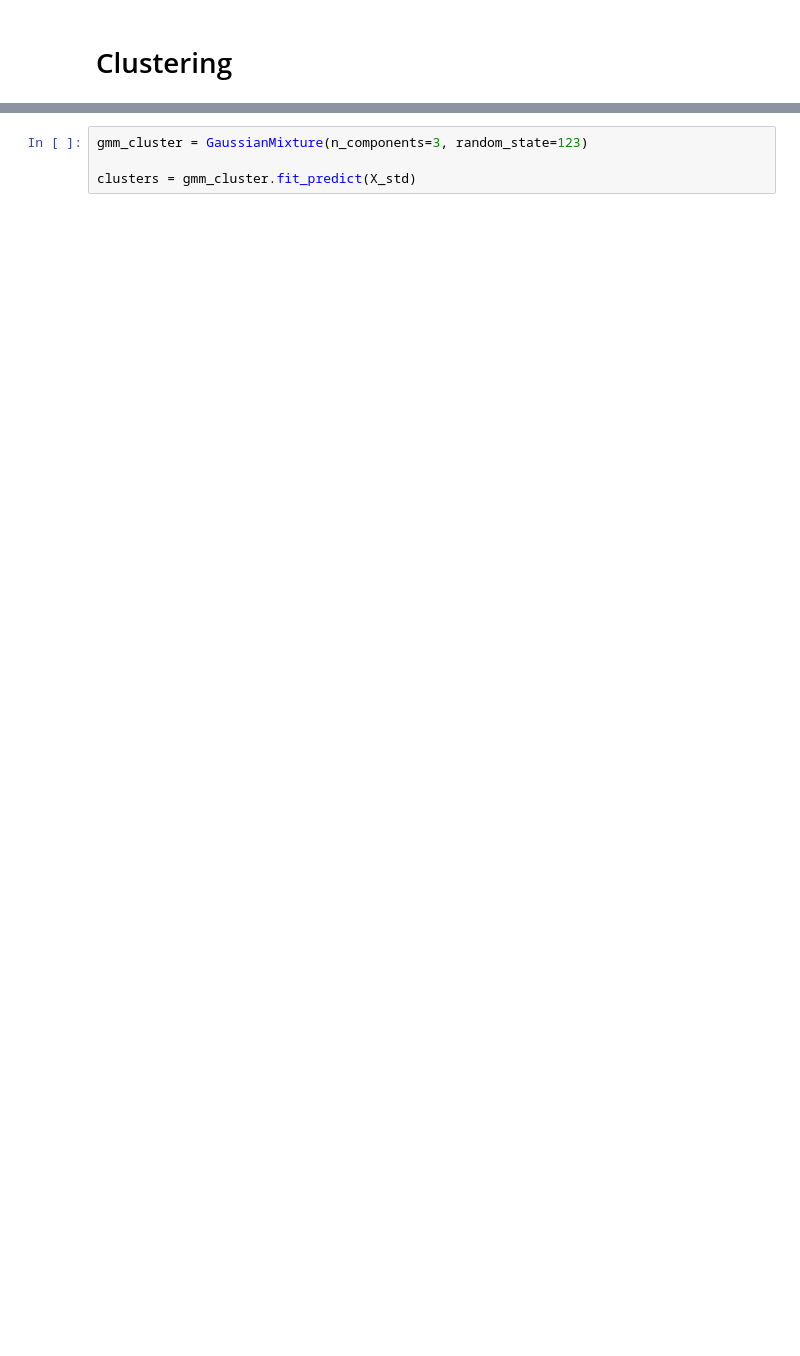
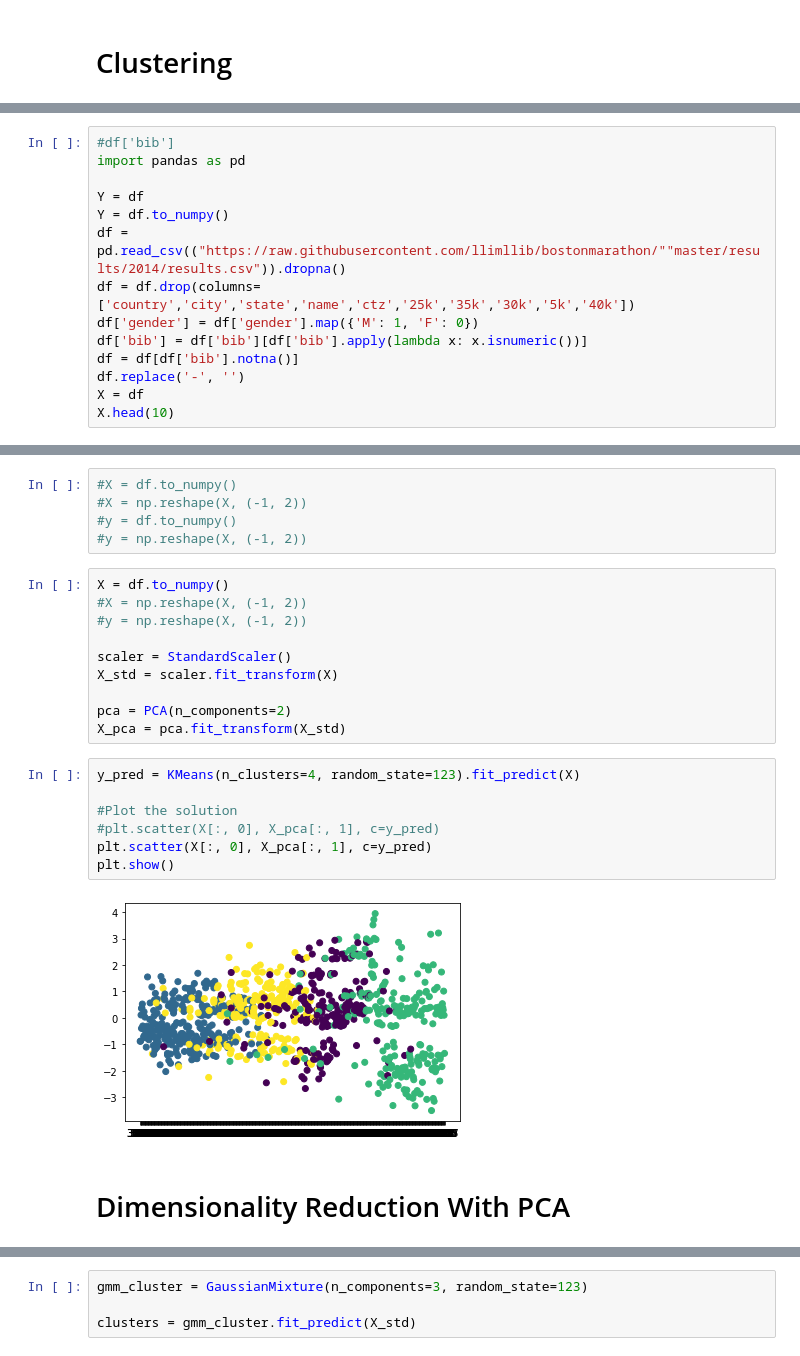
Before and after one commit to Avalon1000/Thinkful, a Jupyter notebook: Module 32.10.ipynb, the cells around one changed output, grey strips where cells are left out. Saved outputs shown, nothing was run; the diff lists cells and outputs as text; blank space fills up the shorter version.

```diff
--- a/Module 32.10.ipynb
+++ b/Module 32.10.ipynb
@@ -228,0 +74,14 @@ X_std = scaler.fit_transform(X)
+# %%
+#df['bib']
+import pandas as pd
+
+Y = df
+Y = df.to_numpy()
+df = pd.read_csv(("https://raw.githubusercontent.com/llimllib/bostonmarathon/""master/results/2014/results.csv")).dropna()
+df = df.drop(columns=['country','city','state','name','ctz','25k','35k','30k','5k','40k'])
+df['gender'] = df['gender'].map({'M': 1, 'F': 0})
+df['bib'] = df['bib'][df['bib'].apply(lambda x: x.isnumeric())]
+df = df[df['bib'].notna()]
+df.replace('-', '')
+X = df
+X.head(10)
@@ -228,0 +152,26 @@ X_std = scaler.fit_transform(X)
+# %%
+#X = df.to_numpy()
+#X = np.reshape(X, (-1, 2))
+#y = df.to_numpy()
+#y = np.reshape(X, (-1, 2))
+# %%
+X = df.to_numpy()
+#X = np.reshape(X, (-1, 2))
+#y = np.reshape(X, (-1, 2))
+
+scaler = StandardScaler()
+X_std = scaler.fit_transform(X)
+
+pca = PCA(n_components=2)
+X_pca = pca.fit_transform(X_std)
+# %%
+y_pred = KMeans(n_clusters=4, random_state=123).fit_predict(X)
+
+#Plot the solution
+#plt.scatter(X[:, 0], X_pca[:, 1], c=y_pred)
+plt.scatter(X[:, 0], X_pca[:, 1], c=y_pred)
+plt.show()
+# %% [output]
+[figure, added]
+# %% [markdown]
+# Dimensionality Reduction With PCA
```
Also changed, not shown: parts of 48 cells of this notebook, 2 other files.
